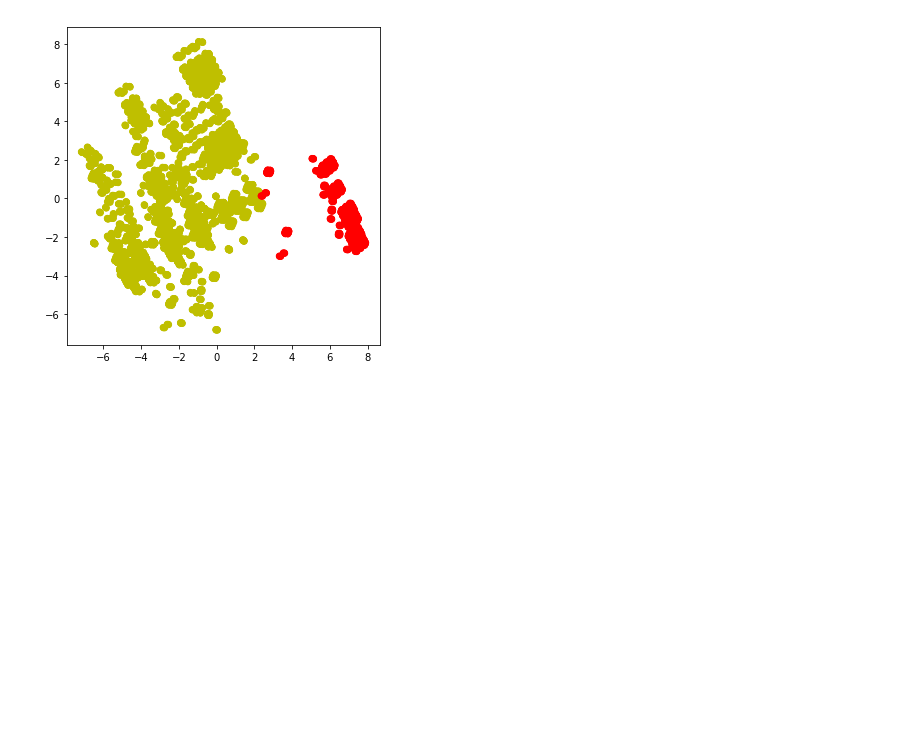
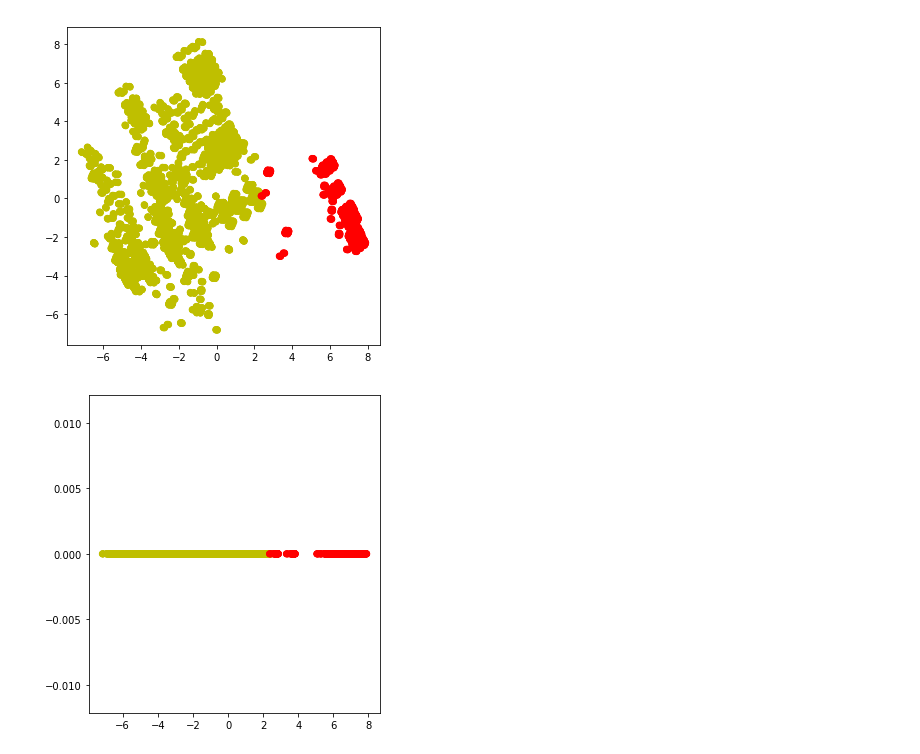
Before and after one commit to Data-Competition/Super-Mario, a Jupyter notebook: mushroom-report-v1.ipynb, the cells around one changed output. Saved outputs shown, nothing was run; the diff lists cells and outputs as text; code cells hidden in the pictures; blank space fills up the shorter version.

```diff
--- a/mushroom-report-v1.ipynb
+++ b/mushroom-report-v1.ipynb
@@ -233,3 +233,22 @@ plt.show()
 # %% [output]
 [figure]
 [figure]
+# %%
+# 1-2. PCA visualize with k-mean cluserting (only 1 features)
+kmeans = KMeans(n_clusters=2, random_state=42)
+X_clustered = kmeans.fit_predict(data.values)
+
+LABEL_COLOR_MAP = {0 : 'r', 1 : 'y'}
+label_color = [LABEL_COLOR_MAP[l] for l in X_clustered]
+
+pca = PCA(n_components=2)
+x = pca.fit_transform(data.values)
+plt.figure(figsize=(5, 5))
+
+xf = x[:,0]
+yf = len(xf)*[0]
+plt.scatter(xf, yf, c=label_color)
+plt.tight_layout()
+plt.show()
+# %% [output]
+[figure, added]
```
Also changed, not shown: parts of 1 cell of this notebook, 12 other files.
